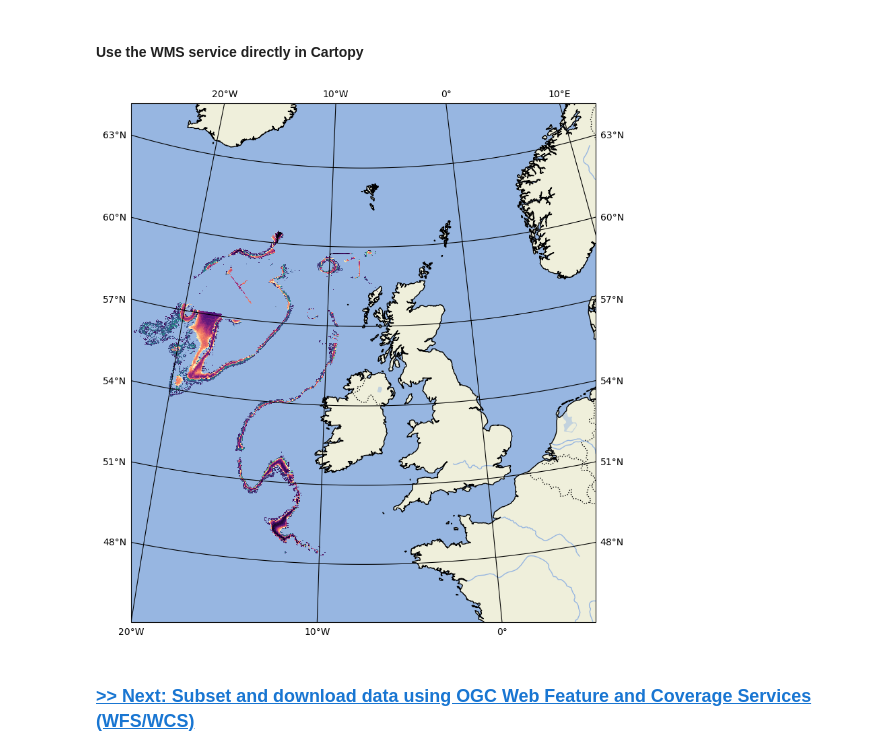
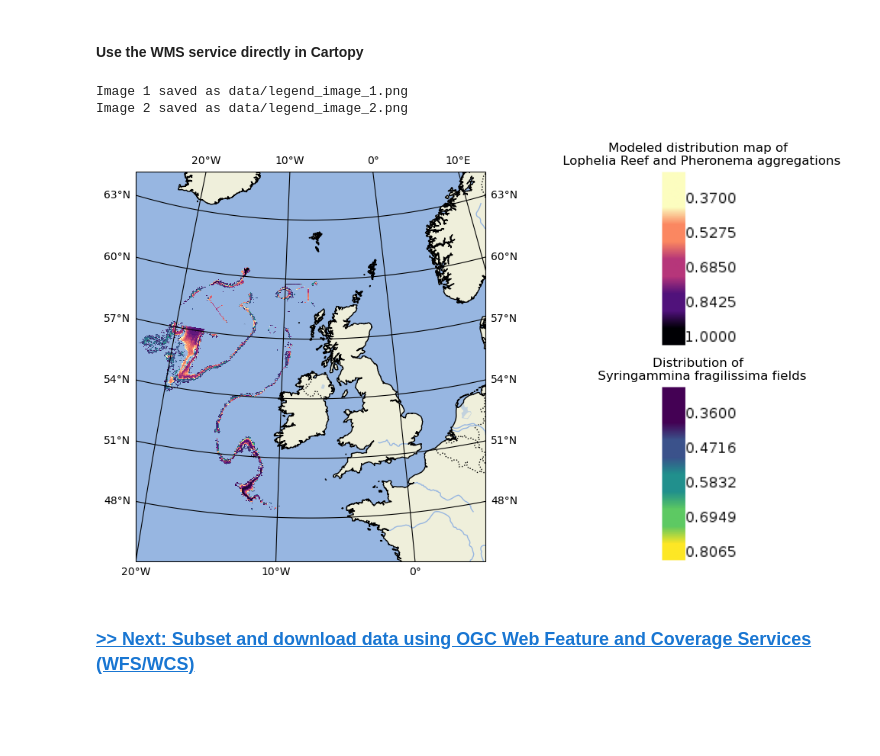
Before and after one commit to missionatlantic/GeoNode_OGC_webservices_workshop, a Jupyter notebook: 2_visualize_data_with_WMS.ipynb, the cells around one changed output. Drawn from its saved outputs; the diff is of its cells as text; code cells hidden in the pictures; blank space fills up the shorter version.

Commit message:
Final plot in Notebook 2

```diff
--- a/2_visualize_data_with_WMS.ipynb
+++ b/2_visualize_data_with_WMS.ipynb
@@ -172,35 +185,94 @@ print(bbox1)
 # %%
 #Import necessary libraries, Cartopy allows for more complex geospatial data rendering, see Cartopy.url for more info
 import matplotlib.pyplot as plt
 import cartopy.crs as ccrs
 import cartopy
+import requests
 
 #Creating figure and setting the projection
-fig = plt.figure(figsize=(10, 10))
-ax1 = fig.add_subplot(2, 2, 1, projection=ccrs.Orthographic(central_longitude=-7.5, central_latitude=55)) #set custom projection
+fig = plt.figure(figsize=(12, 6))  # Increase the figure size
+gs = fig.add_gridspec(2, 2, width_ratios=[2, 2])  # Use gridspec to adjust subplot sizes
+ax1 = fig.add_subplot(1,2, 1, projection=ccrs.Orthographic(central_longitude=-7.5, central_latitude=55)) #set custom projection
 
 #Adding features to the map using cartopy
 ax1.add_feature(cartopy.feature.OCEAN, )
 ax1.add_feature(cartopy.feature.LAND)
 ax1.add_feature(cartopy.feature.BORDERS, linestyle=':')
 ax1.add_feature(cartopy.feature.LAKES, alpha=0.5)
 ax1.add_feature(cartopy.feature.RIVERS)
 ax1.coastlines(resolution='10m')
 ax1.gridlines(draw_labels=True, dms=True, x_inline=False, y_inline=False, color = 'black')
 
 #Setting up map extent
 ax1.set_extent([-20,5,45,65])
 
 # access WMS requesting map images in custom projection
 ax1.add_wms(wms=wms.url,
            layers=['geonode:SyrFra_Ens_Cont_Preds_Thresh_200m_GHO_Masked_reprojectedGeoNode','geonode:PherCarp_threhsolded_GHO_reprojectedGeoNode'])
 
-ax2 = fig.add_subplot(222, )
+###Now set up the legends for both datasets, retrieving them from the wms.styles used above
+# Define the legend URLs
+legend_urls = [wms['geonode:PherCarp_threhsolded_GHO_reprojectedGeoNode'].styles['geonode:PherCarp_threhsolded_GHO_reprojectedGeoNode']['legend'],
+               wms['geonode:SyrFra_Ens_Cont_Preds_Thresh_200m_GHO_Masked_reprojectedGeoNode'].styles['geonode:SyrFra_Ens_Cont_Preds_Thresh_200m_GHO_Masked_reprojectedGeoNode']['legend']]
+
+# Define the directory path where you want to save the images
+save_path = "data/"
+
+# Download and save each image
+for i, legend_url in enumerate(legend_urls):
+    response = requests.get(legend_url)
+
+    # Check if the request was successful (status code 200)
+    if response.status_code == 200:
+        filename = f"legend_image_{i + 1}.png"  # Customize the filename
+        with open(save_path + filename, 'wb') as file:
+            file.write(response.content)
+        print(f"Image {i + 1} saved as {save_path + filename}")
+    else:
+        print(f"Failed to retrieve Image {i + 1} (Status Code: {response.status_code})")
+
+
+# Add titles to the plot and legends
+from matplotlib.offsetbox import OffsetImage, AnnotationBbox
+
+# Define the paths to the saved legend images
+legend_image_paths = ["data/legend_image_1.png", "data/legend_image_2.png"]
+
+# Define the titles for the plot and legends
+legend_titles = ["Modeled distribution map of \n Lophelia Reef and Pheronema aggregations","Distribution of \n Syringammina fragilissima fields"]
+legend1_img = plt.imread(legend_image_paths[0])
+legend2_img = plt.imread(legend_image_paths[1])
+
+# Create a subplot for the legends to the right (subplot 2)
+ax2 = fig.add_subplot(gs[0, 1], frame_on=False)
+ax2.imshow(legend1_img)
+
+# Create a subplot for subplot 4 (taller)
+ax4 = fig.add_subplot(gs[1, 1], frame_on=False)
+ax4.imshow(legend2_img)
+
+ax2.set_xticks([])
+ax2.set_yticks([])
+ax2.set_xlabel('')
+ax2.set_ylabel('')
+
+# Remove tickmarks and labels from subplot 4
+ax4.set_xticks([])
+ax4.set_yticks([])
+ax4.set_xlabel('')
+ax4.set_ylabel('')
+
+# Add titles to subplots 2 and 4
+ax2.set_title(legend_titles[0])
+ax4.set_title(legend_titles[1])
+
+plt.tight_layout()
+
 plt.show()
-
-###Note that better background images could be downloaded and inserted in the map for example for having better rendering of waters
 # %% [output]
+Image 1 saved as data/legend_image_1.png
+Image 2 saved as data/legend_image_2.png
-[figure, old version]
+[figure, new version]
 # %% [markdown]
 ### [>> Next: Subset and download data using OGC Web Feature and Coverage Services (WFS/WCS)](./3_subset_and_download_data_with_WFS&WCS.ipynb)
 # %% [markdown]
```
Also changed, not shown: parts of 6 cells of this notebook, 8 other files.
